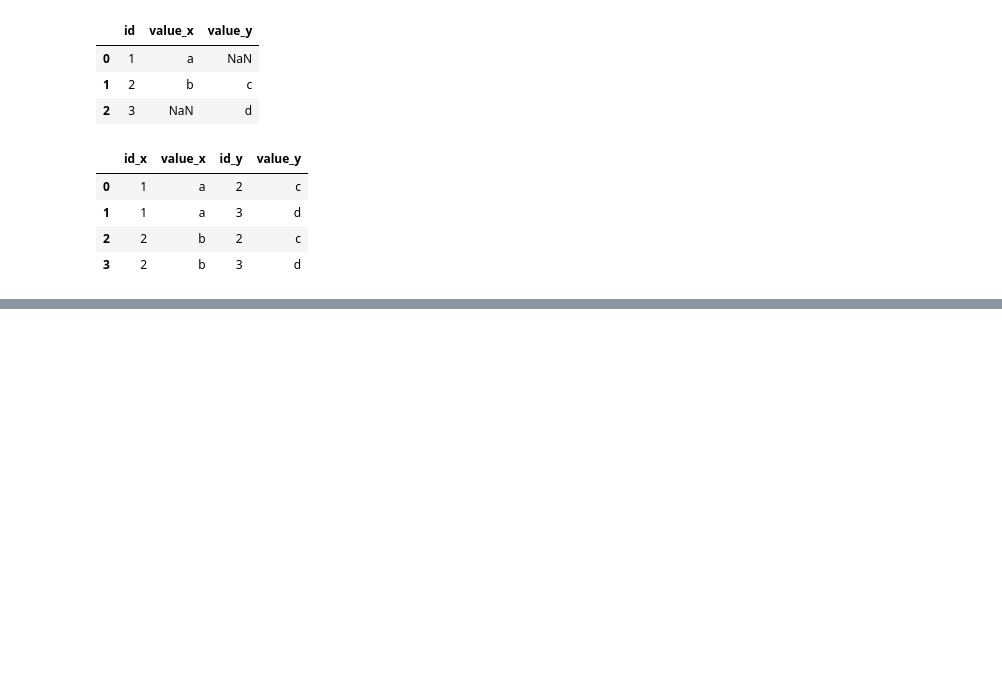
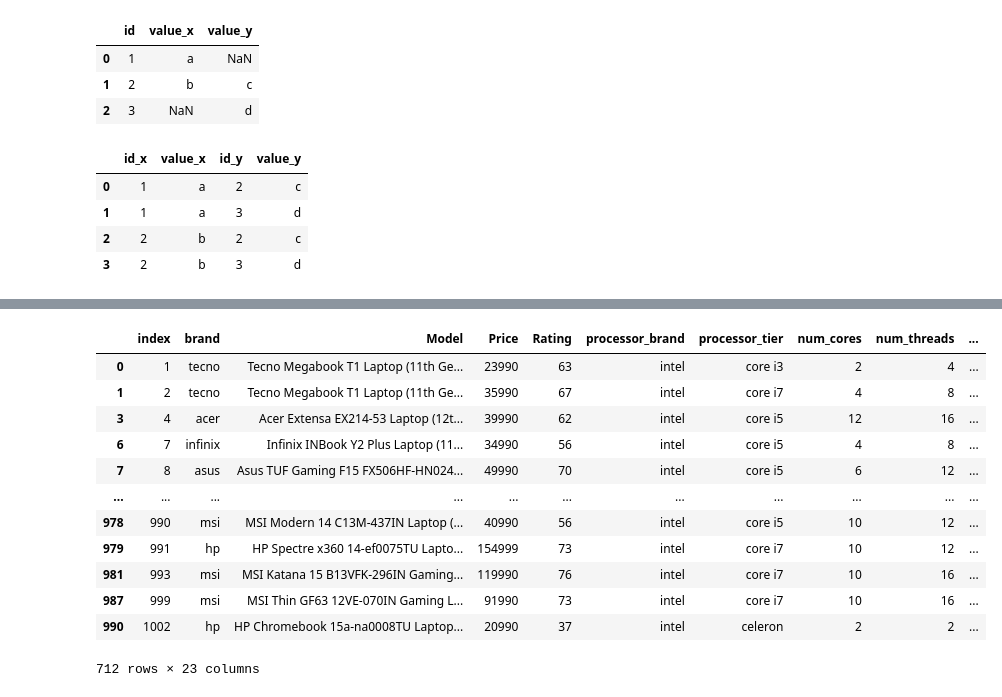
Before and after one commit to PeterOstr/suetin, a Jupyter notebook: regex_train/regex_train.ipynb, the cells around one changed output, grey strips where cells are left out. Cells and saved outputs as stored; diff of their text form; code cells hidden in the pictures; blank space fills up the shorter version.

```diff
--- a/regex_train/regex_train.ipynb
+++ b/regex_train/regex_train.ipynb
@@ -1687,0 +1820,33 @@ result
+# %%
+pattern = r'/s+(AMD)/s+'
+def find_str(x):
+    pattern = r'(\s+\((AMD|Apple|Ryzen)\s+)|(\s+i\d\/|\s)|(Core\s)'
+    return re.findall(pattern=pattern,string=x)
+
+def unpacking(x):
+    pattern = r'AMD|Apple|Ryzen|i\d'
+    x = str(x)
+    answer = re.search(pattern=pattern,string=x)
+    if answer is None:
+        return 0
+    else:
+        return answer.group(0)
+
+data_laptop['pattern_res'] = data_laptop['Model'].apply(lambda x: find_str(x))
+result_line = data_laptop['pattern_res'].apply(lambda x: True if len(x)==0 else False )
+data_laptop['pattern_res'] = data_laptop['pattern_res'].apply(lambda x: unpacking(x))
+data_laptop[data_laptop['pattern_res'] == 0]
+# %% [output]
+|  | index | brand | Model | Price | Rating | processor_brand | processor_tier | num_cores | num_threads | ... |
+| 0 | 1 | tecno | Tecno Megabook T1 Laptop (11th Ge... | 23990 | 63 | intel | core i3 | 2 | 4 | ... |
+| 1 | 2 | tecno | Tecno Megabook T1 Laptop (11th Ge... | 35990 | 67 | intel | core i7 | 4 | 8 | ... |
+| 3 | 4 | acer | Acer Extensa EX214-53 Laptop (12t... | 39990 | 62 | intel | core i5 | 12 | 16 | ... |
+| 6 | 7 | infinix | Infinix INBook Y2 Plus Laptop (11... | 34990 | 56 | intel | core i5 | 4 | 8 | ... |
+| 7 | 8 | asus | Asus TUF Gaming F15 FX506HF-HN024... | 49990 | 70 | intel | core i5 | 6 | 12 | ... |
+| ... | ... | ... | ... | ... | ... | ... | ... | ... | ... | ... |
+| 978 | 990 | msi | MSI Modern 14 C13M-437IN Laptop (... | 40990 | 56 | intel | core i5 | 10 | 12 | ... |
+| 979 | 991 | hp | HP Spectre x360 14-ef0075TU Lapto... | 154999 | 73 | intel | core i7 | 10 | 12 | ... |
+| 981 | 993 | msi | MSI Katana 15 B13VFK-296IN Gaming... | 119990 | 76 | intel | core i7 | 10 | 16 | ... |
+| 987 | 999 | msi | MSI Thin GF63 12VE-070IN Gaming L... | 91990 | 73 | intel | core i7 | 10 | 16 | ... |
+| 990 | 1002 | hp | HP Chromebook 15a-na0008TU Laptop... | 20990 | 37 | intel | celeron | 2 | 2 | ... |
+712 rows × 23 columns
```
Also changed, not shown: parts of 17 cells of this notebook, 1 other file.
